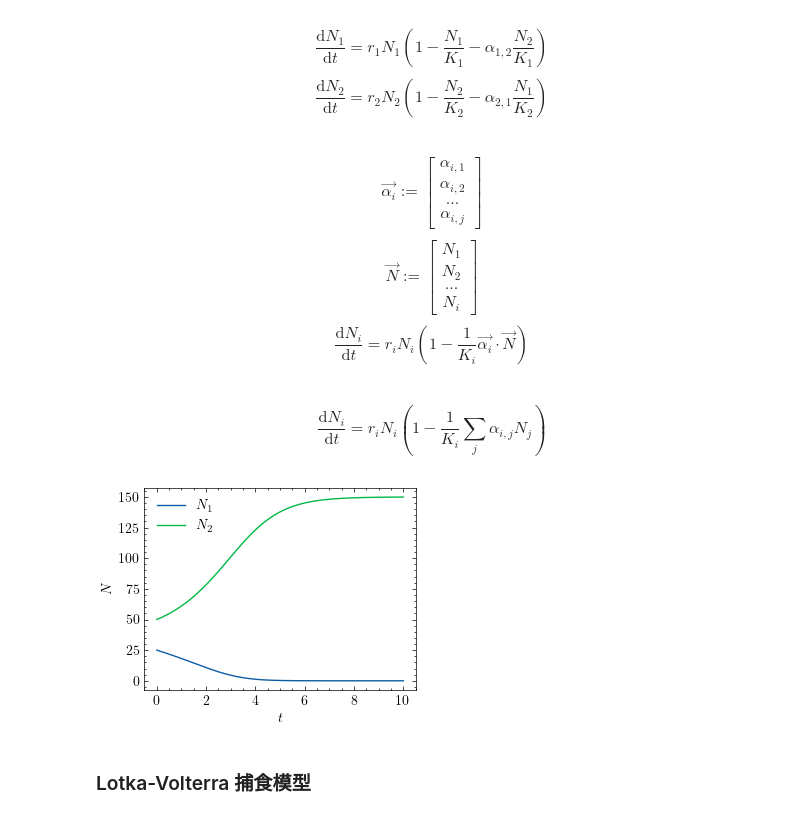
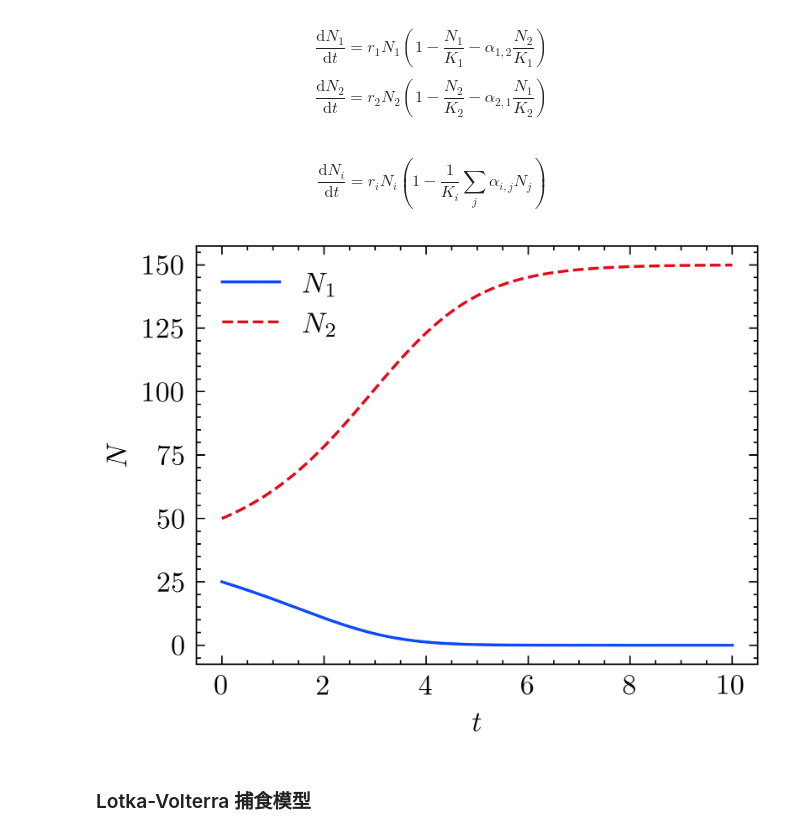
Before and after one commit to chengzi-2333/ecosystem-modeling, a Jupyter notebook: data/models.ipynb, the cells around one changed output. Drawn from its saved outputs; the diff is of its cells as text; code cells hidden in the pictures.

```diff
--- a/data/models.ipynb
+++ b/data/models.ipynb
@@ -12,12 +14,16 @@ import scienceplots
 # %% [markdown]
 环境配置
 # %%
-plt.style.use("science")
+plt.rcParams.update({'figure.dpi': '600'})
+plt.style.use(["science", "high-vis"])
 # %% [markdown]
 工具函数
 # %%
 def equations(eqs: Sequence):
     return lambda *args: tuple(eq(*args) for eq in eqs)
+
+def eqs(eq: function, n: int):
+    return lambda *args: tuple(eq(i, *args) for i in range(n))
 
 
 def plot(sol: OptimizeResult, name: str, fmt: str = "pdf"):
@@ -29,7 +35,7 @@ def plot(sol: OptimizeResult, name: str, fmt: str = "pdf"):
         plt.legend()
     plt.xlabel("$t$")
     plt.ylabel("$N$")
-    # plt.savefig(f"../thesis/figures/{name}.{fmt}", format=fmt)
+    plt.savefig(f"../thesis/figures/{name}.{fmt}", format=fmt)
     plt.show()
 # %% [markdown]
 ### Logistic 增长模型
@@ -57,48 +63,26 @@ $$
 $$
 \frac{\mathrm{d} N_2}{\mathrm{d} t} = r_2 N_2 (1 - \frac{N_2}{K_2} - \alpha_{2,1} \frac{N_1}{K_2})
 $$
-# %% [markdown]
-$$
-\vec{\alpha_i} :=
-\begin{bmatrix}
-    \alpha_{i,1} \\
-    \alpha_{i,2} \\
-    ... \\
-    \alpha_{i,j}
-\end{bmatrix}
-$$
-$$
-\vec{N} :=
-\begin{bmatrix}
-    N_{1} \\
-    N_{2} \\
-    ... \\
-    N_{i}
-\end{bmatrix}
-$$
-$$
-\frac{\mathrm{d} N_i}{\mathrm{d} t} = r_i N_i (1 - \frac{1}{K_i} \vec{\alpha_i} \cdot \vec{N})
-$$
 # %% [markdown]
 $$
 \frac{\mathrm{d} N_i}{\mathrm{d} t} = r_i N_i (1 - \frac{1}{K_i} \sum_{j} \alpha_{i,j} N_j)
 $$
 # %%
-lvc = (
-    lambda t, N, r, K, alpha: r[0] * N[0] * (1 - N[0] / K[0] - alpha[0] * N[1] / K[0]),
-    lambda t, N, r, K, alpha: r[1] * N[1] * (1 - N[1] / K[1] - alpha[1] * N[0] / K[1]),
-)  # TODO: vectorize
+lvc = lambda i, t, N, r, K, alpha: r[i] * N[i] * (1 - np.dot(alpha[i], N) / K[i])
 
 t_span = (0, 10)
-y0 = [25, 50]
+y0 = (25, 50)
 r = (1, 1)
 k = (100, 150)
-alpha = (2, 3)
+alpha = (
+    [1, 2],
+    [3, 1]
+)
 
-sol = solve_ivp(equations(lvc), t_span, y0, args=(r, k, alpha), max_step=0.01)
+sol = solve_ivp(eqs(lvc, len(y0)), t_span, y0, args=(r, k, alpha), max_step=0.01)
 plot(sol, "lotka-volterra-competition")
 # %% [output]
-[figure, old version]
+[figure, new version]
 # %% [markdown]
 ### Lotka-Volterra 捕食模型
 # %% [markdown]
```
Also changed, not shown: parts of 5 cells of this notebook, 6 other files.
